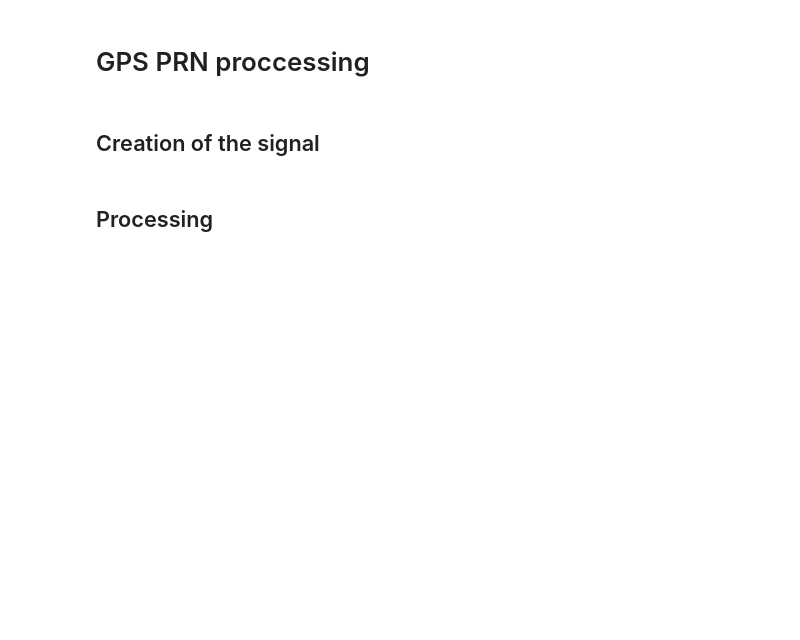
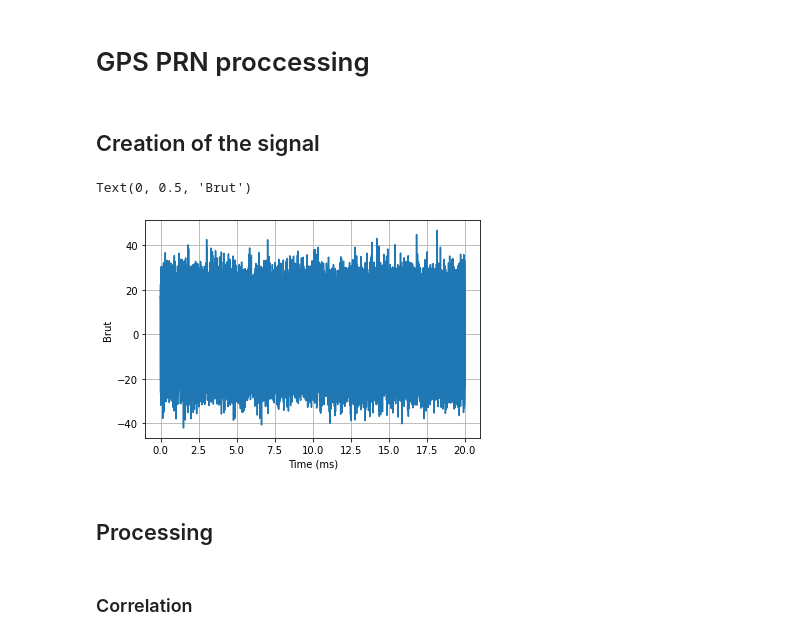
Before and after one commit to ydethe/blocksim, a Jupyter notebook: examples/example_prn_processing.ipynb, the cells around one changed output. Cells and saved outputs as stored; diff of their text form; code cells hidden in the pictures; blank space fills up the shorter version.

```diff
--- a/examples/example_prn_processing.ipynb
+++ b/examples/example_prn_processing.ipynb
@@ -11,5 +14,16 @@ from blocksim.dsp import createGoldSequence
 y1 = createGoldSequence(name="s1", sv=[2, 6], repeat=1, chip_rate=1.023e6)
 y = createGoldSequence(name="s1", sv=[2, 6], repeat=20, chip_rate=1.023e6)
 y = y.applyGaussianNoise(pwr=200)
+# %%
+fig = plt.figure()
+axe = fig.add_subplot(111)
+axe.grid(True)
+_ = plotDSPLine(y, axe)
+axe.set_ylabel("Brut")
+# %% [output]
+Text(0, 0.5, 'Brut')
+[figure, added]
 # %% [markdown]
 ## Processing
+# %% [markdown]
+### Correlation
```
Also changed, not shown: parts of 8 cells of this notebook, 9 other files.
